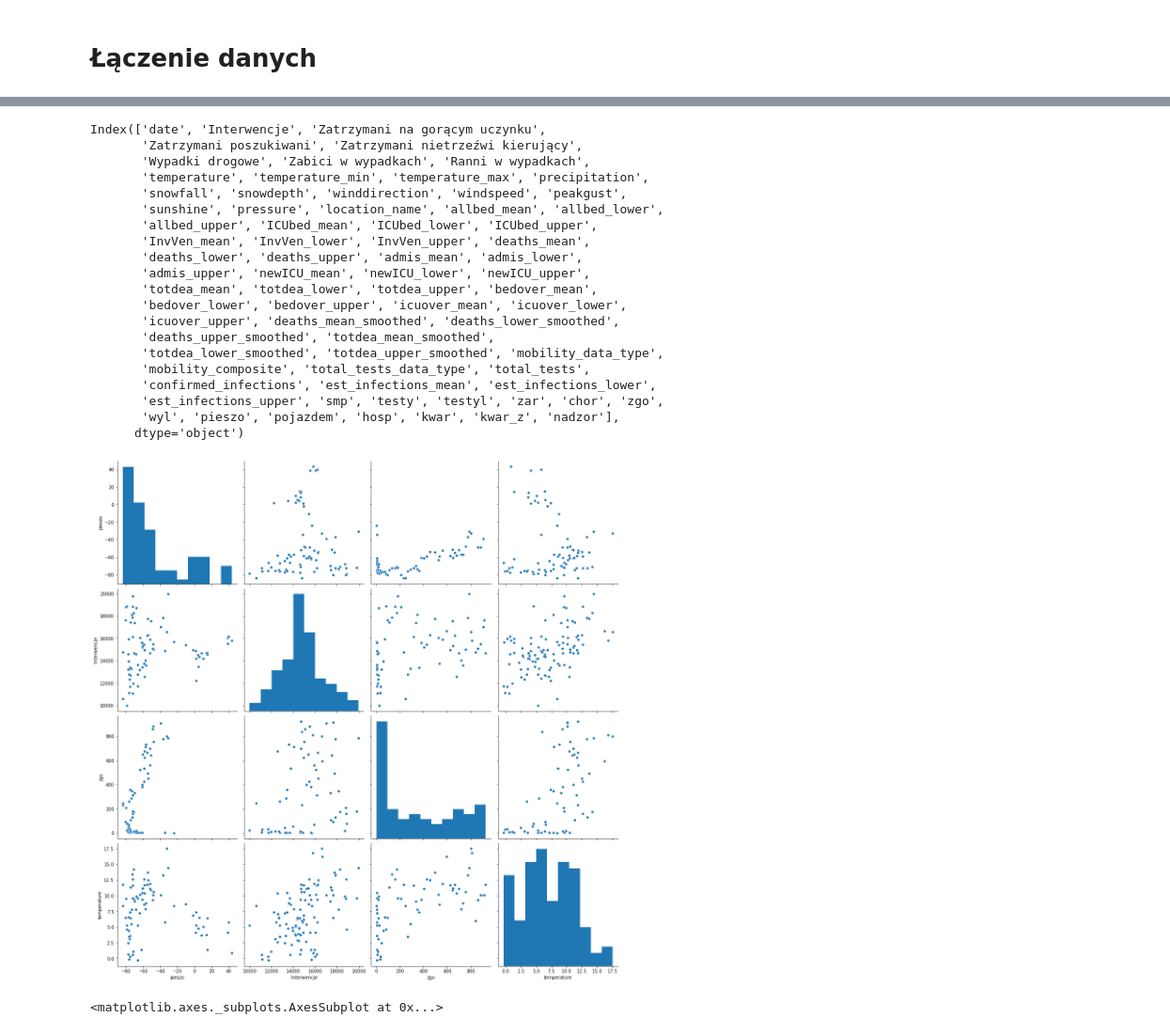
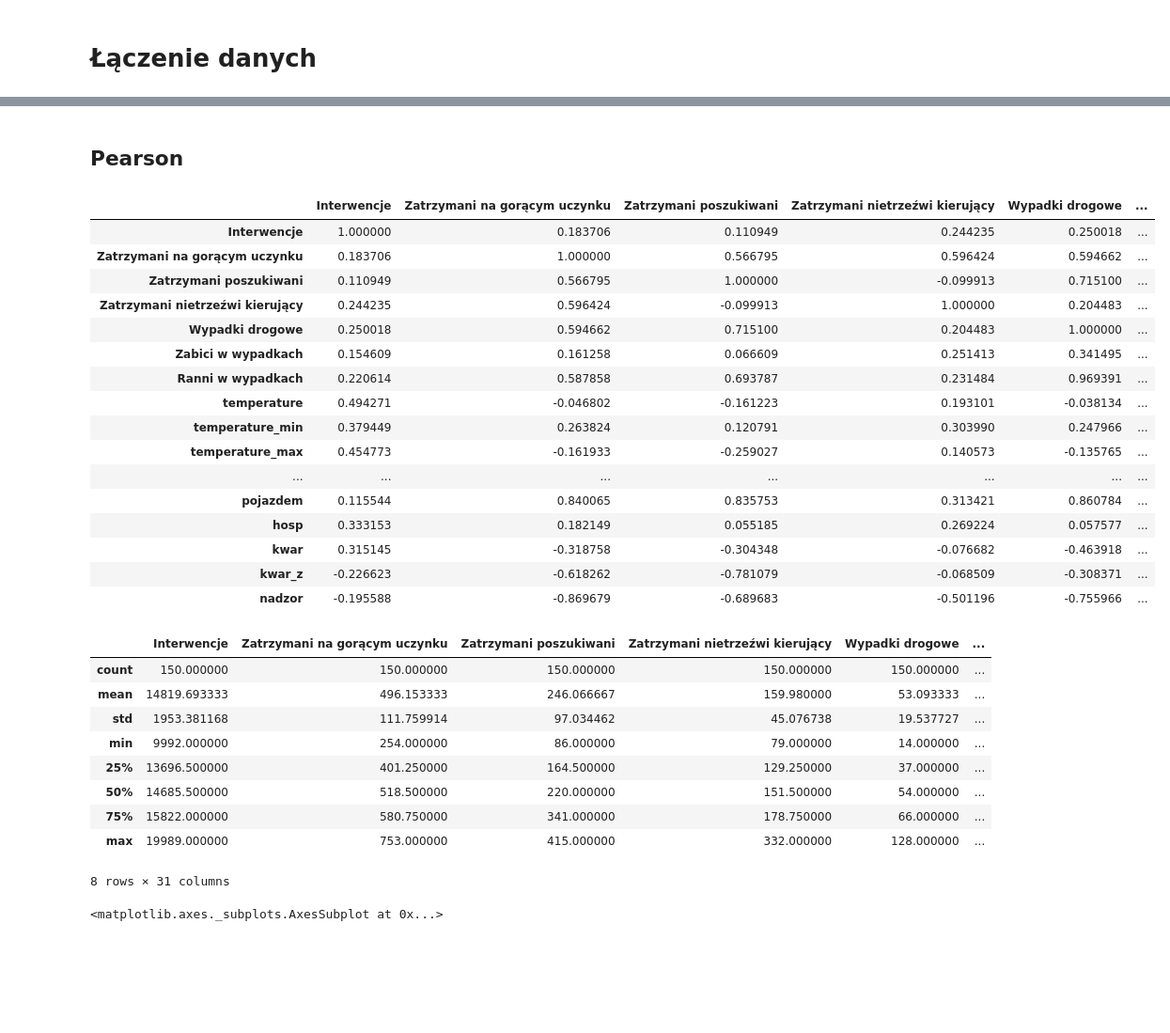
Before and after one commit to knmlprz/corona-analysis-1, a Jupyter notebook: notebooks/ImportDanych.ipynb, the cells around one changed output, grey strips where cells are left out. Shown at 94% size. Cells and saved outputs as stored; diff of their text form; code cells hidden in the pictures; blank space fills up the shorter version.

```diff
--- a/notebooks/ImportDanych.ipynb
+++ b/notebooks/ImportDanych.ipynb
@@ -72,31 +287,39 @@ f = sns.lineplot(y="Zatrzymani na gorącym uczynku",x="date",data=df, ci = 90)
+# %% [markdown]
+## Pearson
+# %%
+cor_pearson = df.corr(method="spearman")
+cor_pearson.style.apply(highlight)
+# %% [output]
+|  | Interwencje | Zatrzymani na gorącym uczynku | Zatrzymani poszukiwani | Zatrzymani nietrzeźwi kierujący | Wypadki drogowe | ... |
+| Interwencje | 1.000000 | 0.183706 | 0.110949 | 0.244235 | 0.250018 | ... |
+| Zatrzymani na gorącym uczynku | 0.183706 | 1.000000 | 0.566795 | 0.596424 | 0.594662 | ... |
+| Zatrzymani poszukiwani | 0.110949 | 0.566795 | 1.000000 | -0.099913 | 0.715100 | ... |
+| Zatrzymani nietrzeźwi kierujący | 0.244235 | 0.596424 | -0.099913 | 1.000000 | 0.204483 | ... |
+| Wypadki drogowe | 0.250018 | 0.594662 | 0.715100 | 0.204483 | 1.000000 | ... |
+| Zabici w wypadkach | 0.154609 | 0.161258 | 0.066609 | 0.251413 | 0.341495 | ... |
+| Ranni w wypadkach | 0.220614 | 0.587858 | 0.693787 | 0.231484 | 0.969391 | ... |
+| temperature | 0.494271 | -0.046802 | -0.161223 | 0.193101 | -0.038134 | ... |
+| temperature_min | 0.379449 | 0.263824 | 0.120791 | 0.303990 | 0.247966 | ... |
+| temperature_max | 0.454773 | -0.161933 | -0.259027 | 0.140573 | -0.135765 | ... |
+| ... | ... | ... | ... | ... | ... | ... |
+| pojazdem | 0.115544 | 0.840065 | 0.835753 | 0.313421 | 0.860784 | ... |
+| hosp | 0.333153 | 0.182149 | 0.055185 | 0.269224 | 0.057577 | ... |
+| kwar | 0.315145 | -0.318758 | -0.304348 | -0.076682 | -0.463918 | ... |
+| kwar_z | -0.226623 | -0.618262 | -0.781079 | -0.068509 | -0.308371 | ... |
+| nadzor | -0.195588 | -0.869679 | -0.689683 | -0.501196 | -0.755966 | ... |
 # %%
-df.columns
+df.describe()
 # %% [output]
+|  | Interwencje | Zatrzymani na gorącym uczynku | Zatrzymani poszukiwani | Zatrzymani nietrzeźwi kierujący | Wypadki drogowe | ... |
+| count | 150.000000 | 150.000000 | 150.000000 | 150.000000 | 150.000000 | ... |
+| mean | 14819.693333 | 496.153333 | 246.066667 | 159.980000 | 53.093333 | ... |
+| std | 1953.381168 | 111.759914 | 97.034462 | 45.076738 | 19.537727 | ... |
+| min | 9992.000000 | 254.000000 | 86.000000 | 79.000000 | 14.000000 | ... |
+| 25% | 13696.500000 | 401.250000 | 164.500000 | 129.250000 | 37.000000 | ... |
+| 50% | 14685.500000 | 518.500000 | 220.000000 | 151.500000 | 54.000000 | ... |
+| 75% | 15822.000000 | 580.750000 | 341.000000 | 178.750000 | 66.000000 | ... |
+| max | 19989.000000 | 753.000000 | 415.000000 | 332.000000 | 128.000000 | ... |
-Index(['date', 'Interwencje', 'Zatrzymani na gorącym uczynku',
-       'Zatrzymani poszukiwani', 'Zatrzymani nietrzeźwi kierujący',
-       'Wypadki drogowe', 'Zabici w wypadkach', 'Ranni w wypadkach',
-       'temperature', 'temperature_min', 'temperature_max', 'precipitation',
-       'snowfall', 'snowdepth', 'winddirection', 'windspeed', 'peakgust',
-       'sunshine', 'pressure', 'location_name', 'allbed_mean', 'allbed_lower',
-       'allbed_upper', 'ICUbed_mean', 'ICUbed_lower', 'ICUbed_upper',
-       'InvVen_mean', 'InvVen_lower', 'InvVen_upper', 'deaths_mean',
-       'deaths_lower', 'deaths_upper', 'admis_mean', 'admis_lower',
-       'admis_upper', 'newICU_mean', 'newICU_lower', 'newICU_upper',
-       'totdea_mean', 'totdea_lower', 'totdea_upper', 'bedover_mean',
-       'bedover_lower', 'bedover_upper', 'icuover_mean', 'icuover_lower',
-       'icuover_upper', 'deaths_mean_smoothed', 'deaths_lower_smoothed',
-       'deaths_upper_smoothed', 'totdea_mean_smoothed',
-       'totdea_lower_smoothed', 'totdea_upper_smoothed', 'mobility_data_type',
-       'mobility_composite', 'total_tests_data_type', 'total_tests',
-       'confirmed_infections', 'est_infections_mean', 'est_infections_lower',
-       'est_infections_upper', 'smp', 'testy', 'testyl', 'zar', 'chor', 'zgo',
-       'wyl', 'pieszo', 'pojazdem', 'hosp', 'kwar', 'kwar_z', 'nadzor'],
-      dtype='object')
+8 rows × 31 columns
-# %%
-g = sns.pairplot(df, vars=["pieszo","Interwencje","zgo", "temperature"],height=4,dropna=True)
-plt.show()
-# %% [output]
-[figure, removed]
 # %%
 sns.lineplot(data=df, x = "date", y = "Interwencje")
 # %% [output]
```
Also changed, not shown: parts of 34 cells of this notebook.
